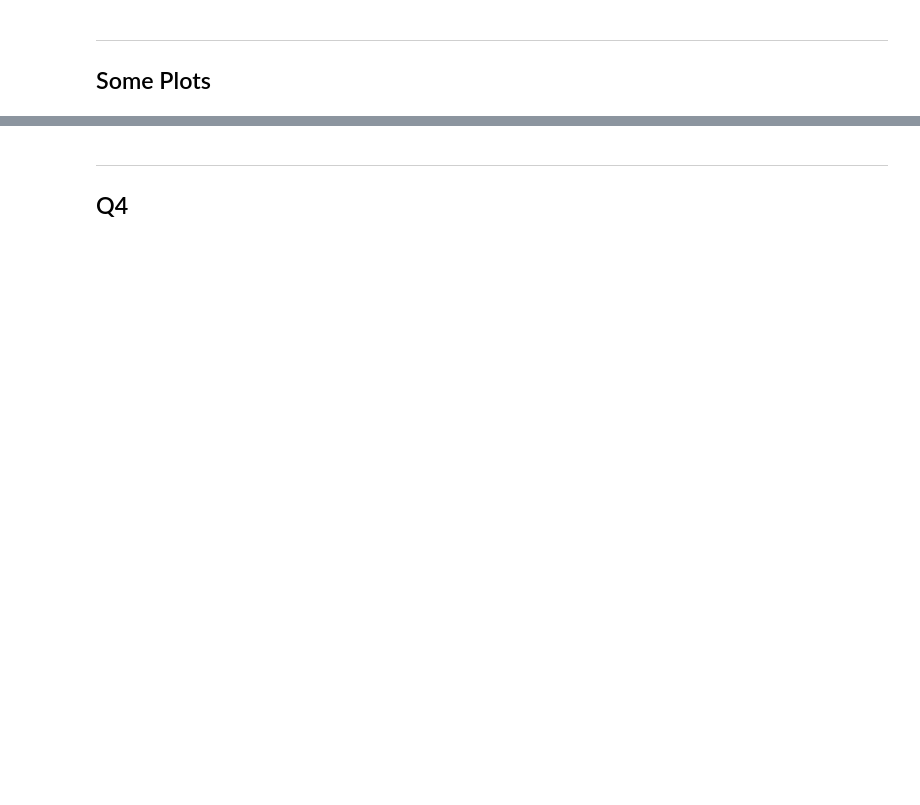
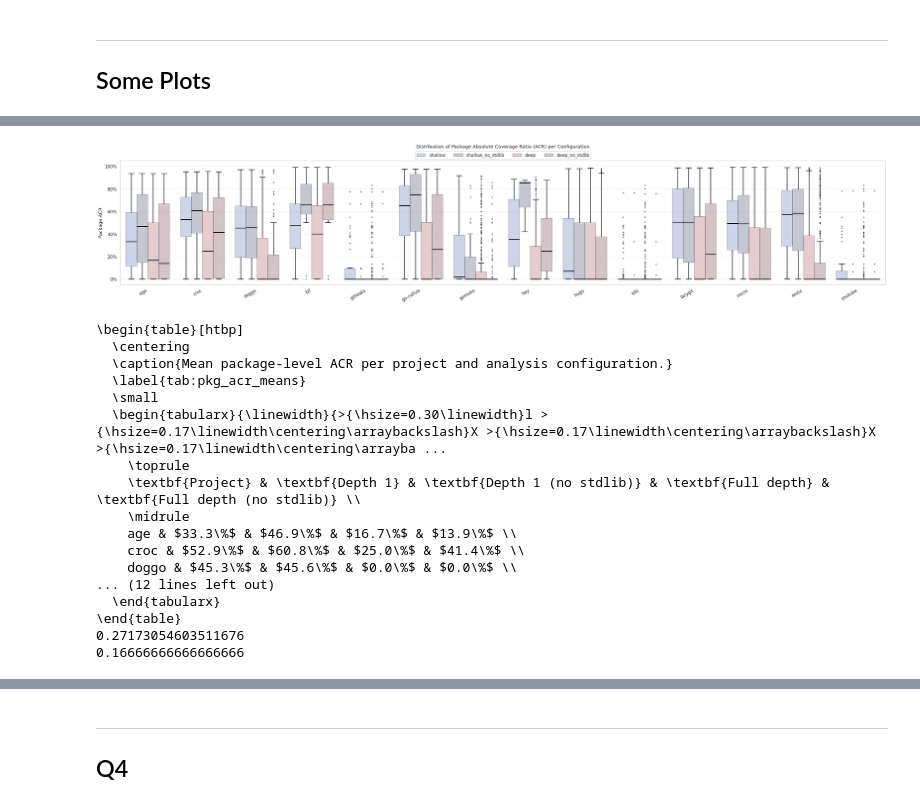
Before and after one commit to KeithFarrugia/go-callstat, a Jupyter notebook: Thesis_result_gatheringFinal.ipynb, the cells around one changed output, grey strips where cells are left out. Saved outputs shown, nothing was run; the diff lists cells and outputs as text; code cells hidden in the pictures; blank space fills up the shorter version.

```diff
--- a/Thesis_result_gatheringFinal.ipynb
+++ b/Thesis_result_gatheringFinal.ipynb
@@ -323,33 +564,75 @@ def plot_package_acr_distribution(pkg_df: pd.DataFrame):
     ax.set_xlabel("")
     ax.set_ylim(-0.05, 1.05)
 
     import matplotlib.ticker as mticker
 
     ax.yaxis.set_major_formatter(mticker.PercentFormatter(xmax=1))
 
     ax.set_xticks(range(n_proj))
     ax.set_xticklabels(
         [t.get_text() for t in ax.get_xticklabels()], rotation=30, ha="right"
     )
     ax.grid(axis="y", linestyle="--", alpha=0.4, zorder=0)
 
     # Fixed: Positioned centrally above the plot area in a flat horizontal line
     ax.legend(
         title="",  # Kept blank to keep the top bar clean and compact
         loc="lower center",
         bbox_to_anchor=(0.5, 1.01),
         ncol=len(CASE_ORDER),  # Spreads items horizontally
         framealpha=0.9,
         borderaxespad=0,
     )
 
     plt.tight_layout()
     plt.savefig("package_acr_distribution_boxplot.pdf", bbox_inches="tight")
     plt.show()
 
 
 # Run the visualization setup
 plot_package_acr_distribution(PKG_DF)
+
+
+pkg_means = (
+    PKG_DF[PKG_DF["func_total"] > 0]
+    .groupby(["project", "case"])["acr"]
+    .median()
+    .reset_index()
+    .pivot(index="project", columns="case", values="acr")
+    .reindex(columns=CASE_ORDER)
+    .sort_index()
+)
+
+generate_latex_acr_means_table(pkg_means, CASE_ORDER, CASE_LABELS)
+
+
+print(PKG_DF[
+    (PKG_DF["project"] == "age") & (PKG_DF["case"] == "deep") & (PKG_DF["func_total"] > 0)
+]["acr"].mean())
+
+# What the plot actually shows as the box centre
+print(PKG_DF[
+    (PKG_DF["project"] == "age") & (PKG_DF["case"] == "deep") & (PKG_DF["func_total"] > 0)
+]["acr"].median())
+# %% [output]
+[figure, added]
+\begin{table}[htbp]
+  \centering
+  \caption{Mean package-level ACR per project and analysis configuration.}
+  \label{tab:pkg_acr_means}
+  \small
+  \begin{tabularx}{\linewidth}{>{\hsize=0.30\linewidth}l >{\hsize=0.17\linewidth\centering\arraybackslash}X >{\hsize=0.17\linewidth\centering\arraybackslash}X >{\hsize=0.17\linewidth\centering\arrayba ...
+    \toprule
+    \textbf{Project} & \textbf{Depth 1} & \textbf{Depth 1 (no stdlib)} & \textbf{Full depth} & \textbf{Full depth (no stdlib)} \\
+    \midrule
+    age & $33.3\%$ & $46.9\%$ & $16.7\%$ & $13.9\%$ \\
+    croc & $52.9\%$ & $60.8\%$ & $25.0\%$ & $41.4\%$ \\
+    doggo & $45.3\%$ & $45.6\%$ & $0.0\%$ & $0.0\%$ \\
+... (12 lines left out)
+  \end{tabularx}
+\end{table}
+0.27173054603511676
+0.16666666666666666
 # %%
 def plot_sci_grouped(proj_df: pd.DataFrame) -> None:
     pivot = (
```
Also changed, not shown: parts of 20 cells of this notebook.
